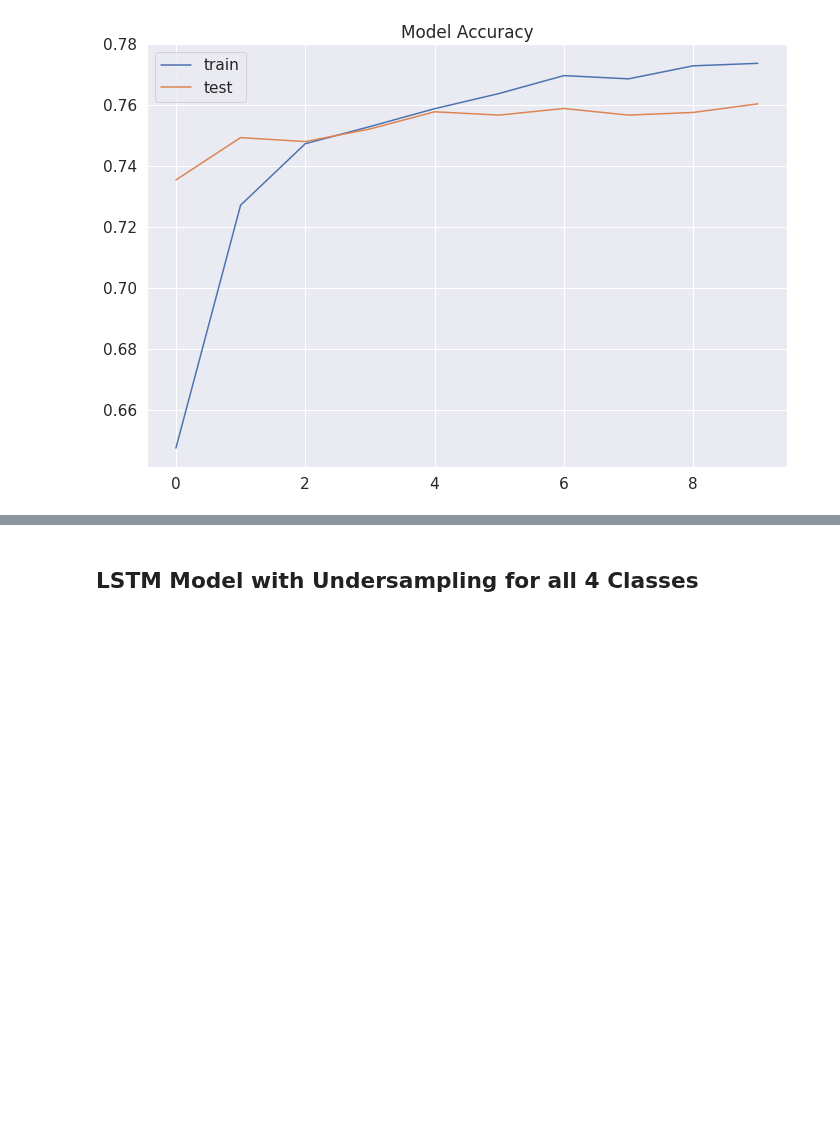
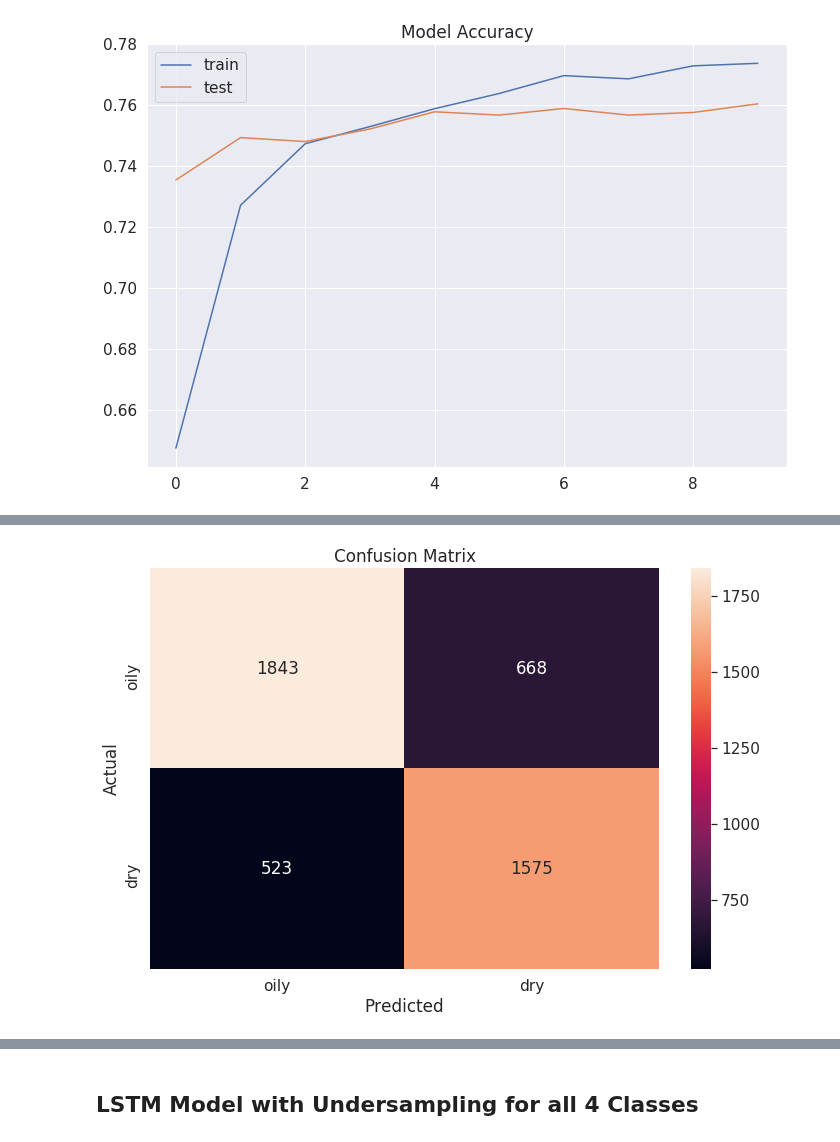
Before and after one commit to nicleong27/Beauty_Reviews, a Jupyter notebook: LSTM_Model.ipynb, the cells around one changed output, grey strips where cells are left out. Cells and saved outputs as stored; diff of their text form; code cells hidden in the pictures; blank space fills up the shorter version.

```diff
--- a/LSTM_Model.ipynb
+++ b/LSTM_Model.ipynb
@@ -375,0 +296,3 @@ _________________________________________________________________
+# %%
+y = model_df2['skin_type'].values
+print('Shape of label tensor: ', y.shape)
@@ -376 +301,4 @@ _________________________________________________________________
+# %%
+# split data into training and testing set to create holdout test set and balanced training data
+X_train, X_test, y_train, y_test = train_test_split(X, y, test_size=0.10, random_state=42)
 # %%
@@ -389,12 +337,4 @@ print(model.summary())
-# %%
-# Build the model
-print('Build model...')
-model = Sequential()
-model.add(LSTM(100, return_sequences=False, input_length=X.shape[1]))
-model.add(Dropout(0.2))
-model.add(Dense(units=output_labels))
-model.add(Activation('softmax'))
-model.compile(loss='categorical_crossentropy', optimizer='adam', metrics=['acc'])
-
-batch_size=1000
-model.fit(train_x, train_y, batch_size=batch_size, epochs=10, validation_data=(validate_x, validate_y))
+# %%
+# fit LSTM model2
+history = model.fit(X_train, y_train, batch_size=64, epochs=10, verbose=1, validation_data=(X_test, y_test),
+                   callbacks=[EarlyStopping(monitor='val_loss', patience=3, min_delta=0.0001)])
@@ -400,0 +360,22 @@ model.fit(train_x, train_y, batch_size=batch_size, epochs=10, validation_data=(v
+# %%
+# convert predicted values from probabilities to labels
+y_pred_labels = (y_pred > 0.5).astype(np.int)
+
+cm = confusion_matrix(y_test, y_pred_labels)
+# flip confusion matrix, so that confusion matrix is properly ordered
+cm_flip = np.flip(cm, 0)
+cm_flip = np.flip(cm_flip, 1)
+df_cm = pd.DataFrame(cm_flip, index=('oily', 'dry'), columns=('oily', 'dry'))
+
+fig, ax = plt.subplots(figsize=(10,7))
+sns.set(font_scale=1.4)
+sns.heatmap(df_cm, annot=True, fmt='g')
+
+ax.set_xlabel('Predicted')
+ax.set_ylabel('Actual')
+ax.set_title('Confusion Matrix')
+
+plt.tight_layout()
+# plt.savefig('imgs/Model14_cm.png')
+# %% [output]
+[figure, added]
```
Also changed, not shown: parts of 29 cells of this notebook.
